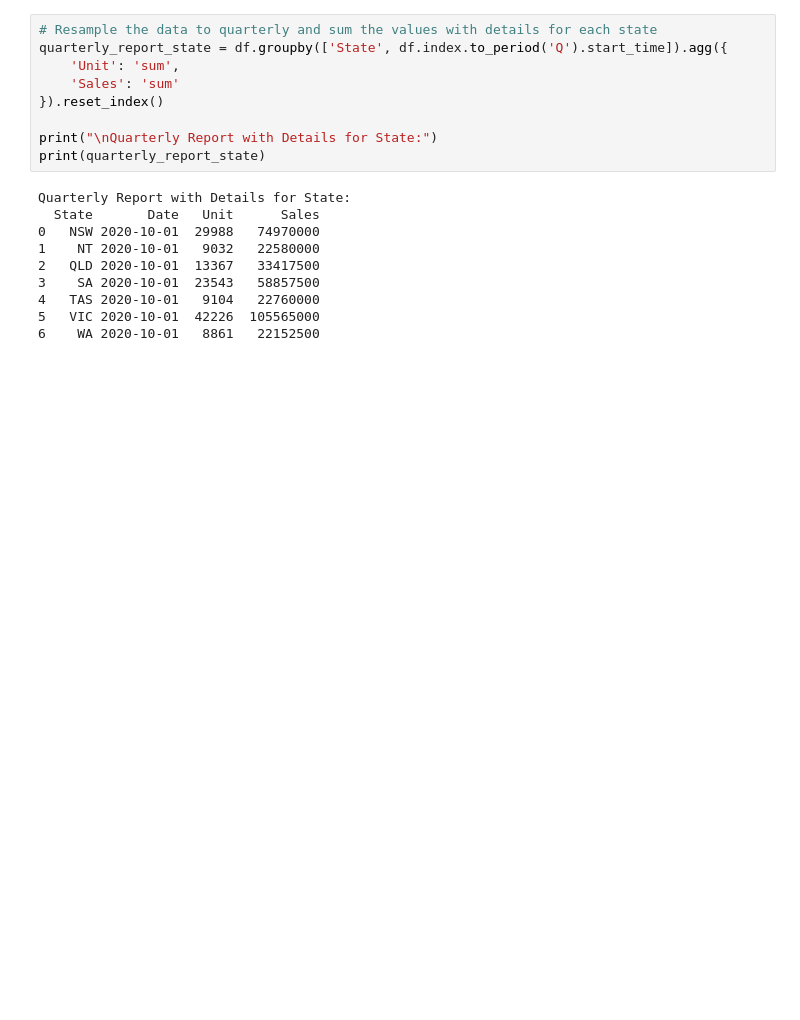
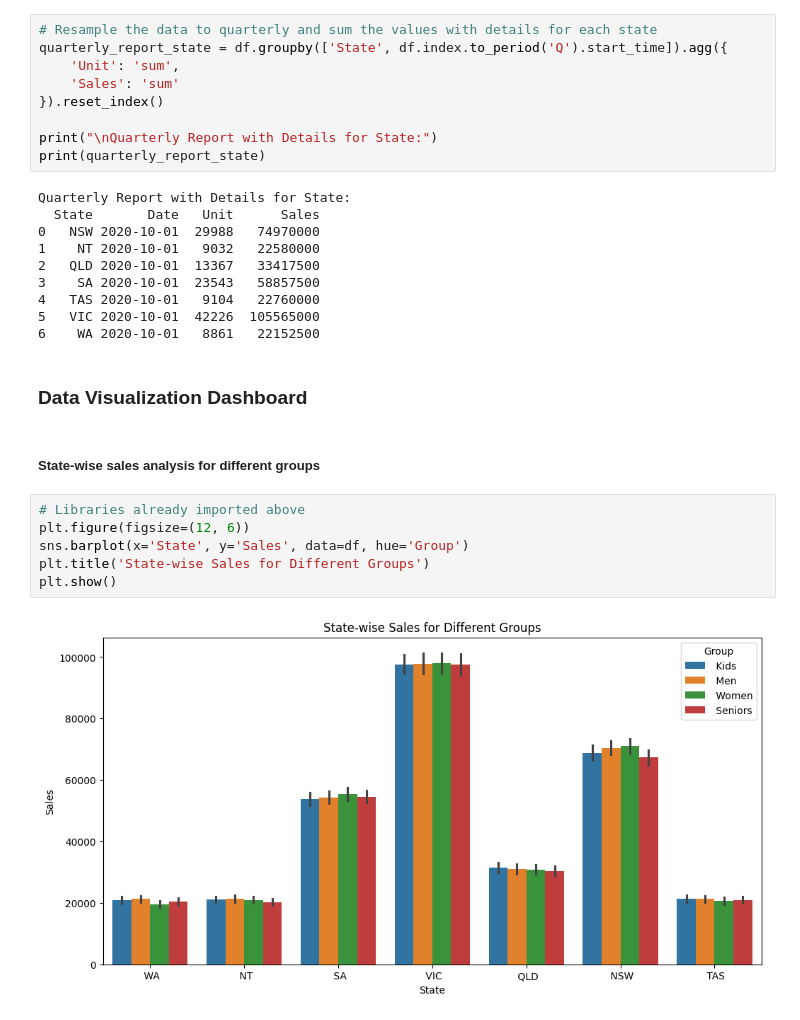
Before and after one commit to fabianfelix/IIT-Applied-DS, a Jupyter notebook: analysis/Sales_Analysis.ipynb, the cells around one changed output. Cells and saved outputs as stored; diff of their text form; blank space fills up the shorter version.

Commit message:
Added visualization

```diff
--- a/analysis/Sales_Analysis.ipynb
+++ b/analysis/Sales_Analysis.ipynb
@@ -473,3 +473,15 @@ Quarterly Report with Details for State:
 4   TAS 2020-10-01   9104   22760000
 5   VIC 2020-10-01  42226  105565000
 6    WA 2020-10-01   8861   22152500
+# %% [markdown]
+### Data Visualization Dashboard
+# %% [markdown]
+##### State-wise sales analysis for different groups
+# %%
+# Libraries already imported above
+plt.figure(figsize=(12, 6))
+sns.barplot(x='State', y='Sales', data=df, hue='Group')
+plt.title('State-wise Sales for Different Groups')
+plt.show()
+# %% [output]
+[figure, added]
```
Also changed, not shown: parts of 11 cells of this notebook.
